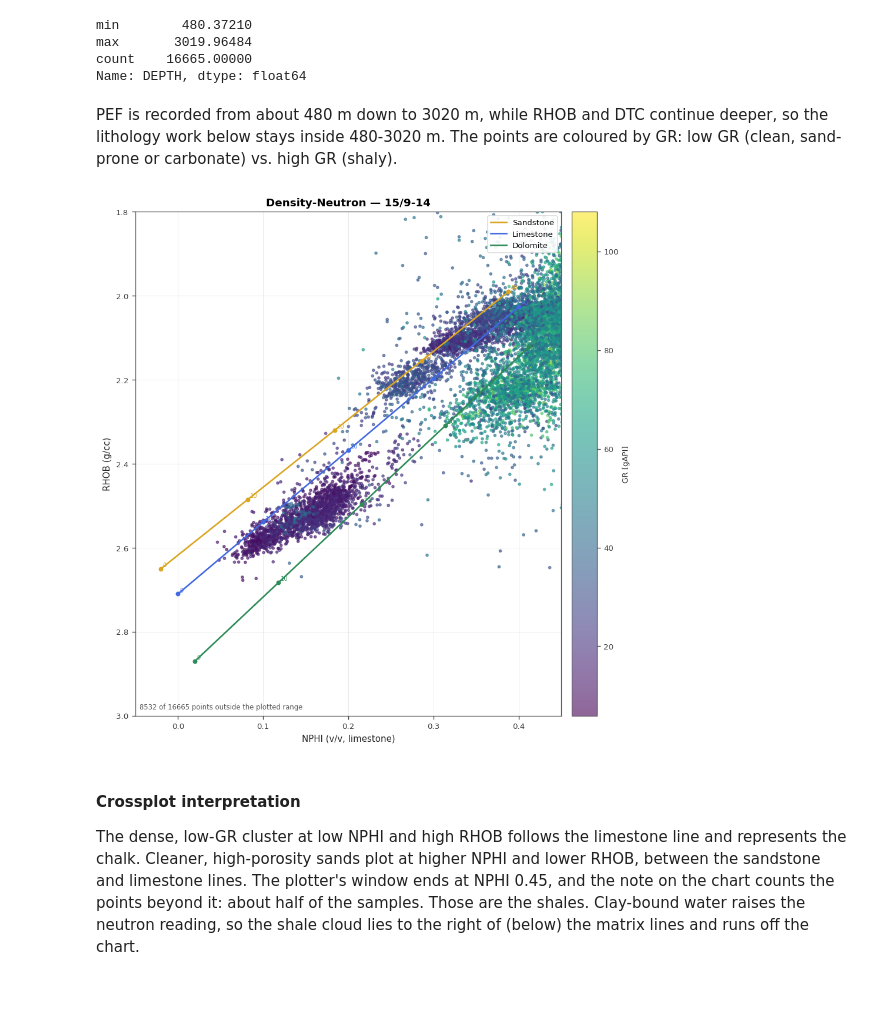
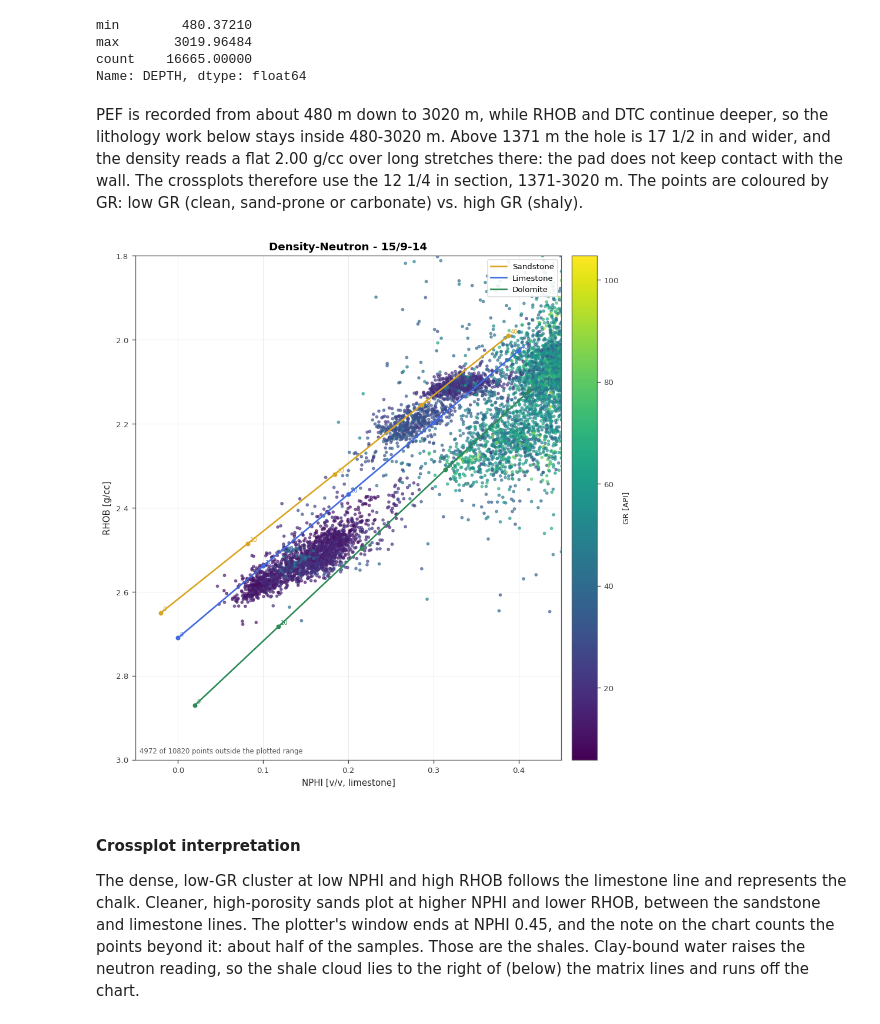
Before and after one commit to sambalshikhar/petrophys, a Jupyter notebook: examples/part_a_foundations/05_lithology_and_mineral_solver.ipynb, the cells around one changed output. Cells and saved outputs as stored; diff of their text form; code cells hidden in the pictures; blank space fills up the shorter version.

```diff
--- a/examples/part_a_foundations/05_lithology_and_mineral_solver.ipynb
+++ b/examples/part_a_foundations/05_lithology_and_mineral_solver.ipynb
@@ -135,14 +135,17 @@ count    16665.00000
 Name: DEPTH, dtype: float64
 # %% [markdown]
 PEF is recorded from about 480 m down to 3020 m, while RHOB and DTC continue
-deeper, so the lithology work below stays inside 480-3020 m. The points are
+deeper, so the lithology work below stays inside 480-3020 m. Above 1371 m the
+hole is 17 1/2 in and wider, and the density reads a flat 2.00 g/cc over long
+stretches there: the pad does not keep contact with the wall. The crossplots
+therefore use the 12 1/4 in section, 1371-3020 m. The points are
 coloured by GR: low GR (clean, sand-prone or carbonate) vs. high GR (shaly).
 # %%
 from petrophys.visualization import create_nd_crossplot
 
-create_nd_crossplot(well, color_curve="GR", depth_range=(480, 3020));
+create_nd_crossplot(well, color_curve="GR", depth_range=(1371, 3020));
 # %% [output]
-[figure, old version]
+[figure, new version]
 # %% [markdown]
 #### Crossplot interpretation
 
```
Also changed, not shown: parts of 8 cells of this notebook, 51 other files.
